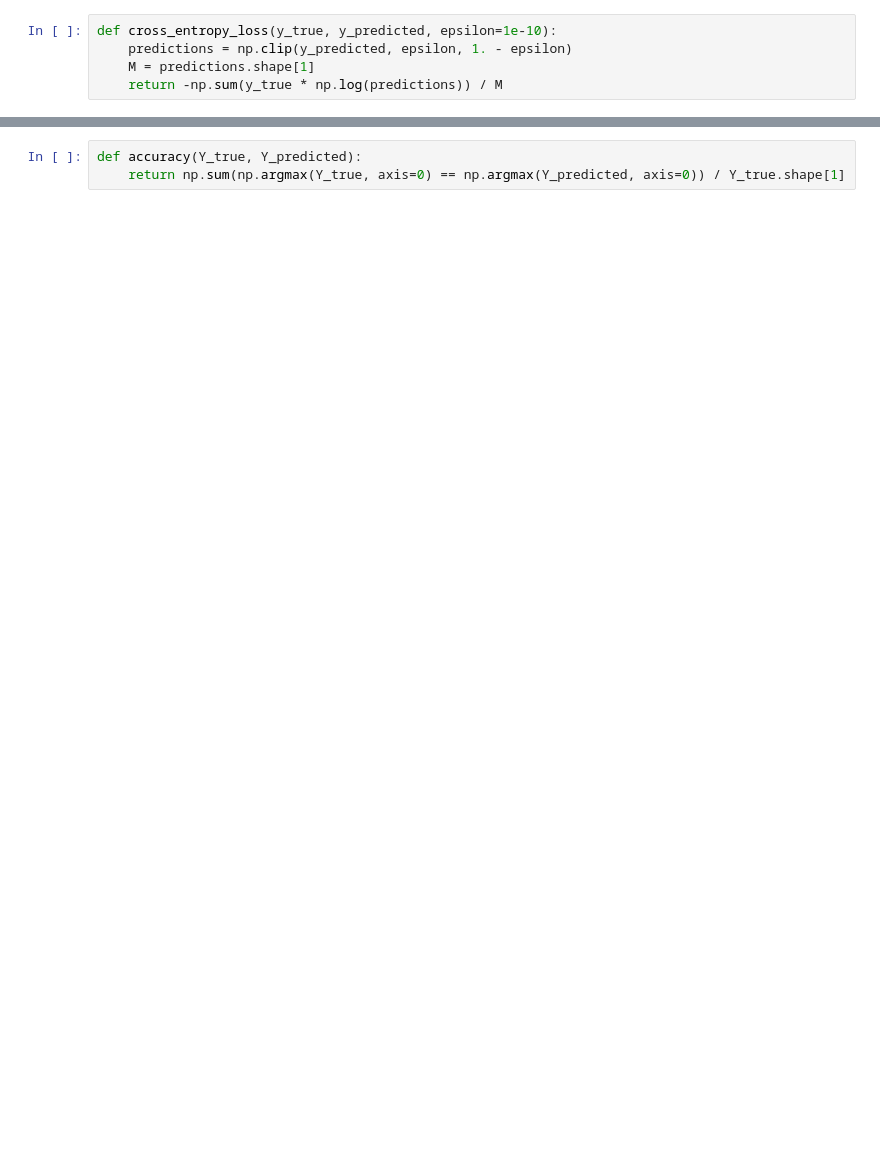
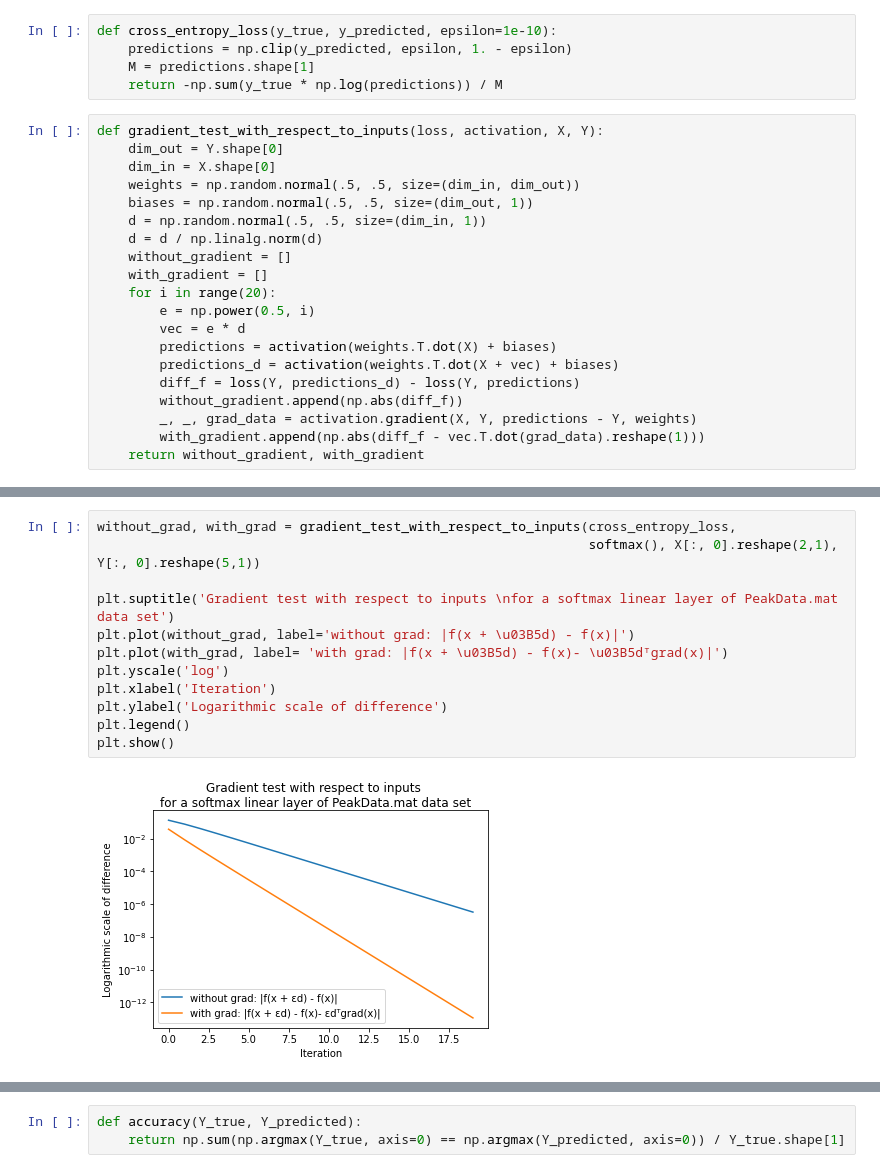
Before and after one commit to danikv/DeepLearningEx1, a Jupyter notebook: Ex1.ipynb, the cells around one changed output, grey strips where cells are left out. Drawn from its saved outputs; the diff is of its cells as text; blank space fills up the shorter version.

```diff
--- a/Ex1.ipynb
+++ b/Ex1.ipynb
@@ -58,3 +53,23 @@ def cross_entropy_loss(y_true, y_predicted, epsilon=1e-10):
     predictions = np.clip(y_predicted, epsilon, 1. - epsilon)
     M = predictions.shape[1]
     return -np.sum(y_true * np.log(predictions)) / M
+# %%
+def gradient_test_with_respect_to_inputs(loss, activation, X, Y):
+    dim_out = Y.shape[0]
+    dim_in = X.shape[0]
+    weights = np.random.normal(.5, .5, size=(dim_in, dim_out))
+    biases = np.random.normal(.5, .5, size=(dim_out, 1))
+    d = np.random.normal(.5, .5, size=(dim_in, 1))
+    d = d / np.linalg.norm(d)
+    without_gradient = []
+    with_gradient = []
+    for i in range(20):
+        e = np.power(0.5, i)
+        vec = e * d
+        predictions = activation(weights.T.dot(X) + biases)
+        predictions_d = activation(weights.T.dot(X + vec) + biases)
+        diff_f = loss(Y, predictions_d) - loss(Y, predictions)
+        without_gradient.append(np.abs(diff_f))
+        _, _, grad_data = activation.gradient(X, Y, predictions - Y, weights)
+        with_gradient.append(np.abs(diff_f - vec.T.dot(grad_data).reshape(1)))
+    return without_gradient, with_gradient
@@ -60,0 +116,14 @@ def cross_entropy_loss(y_true, y_predicted, epsilon=1e-10):
+# %%
+without_grad, with_grad = gradient_test_with_respect_to_inputs(cross_entropy_loss,
+                                                               softmax(), X[:, 0].reshape(2,1), Y[:, 0].reshape(5,1))
+
+plt.suptitle('Gradient test with respect to inputs \nfor a softmax linear layer of PeakData.mat data set')
+plt.plot(without_grad, label='without grad: |f(x + \u03B5d) - f(x)|')
+plt.plot(with_grad, label= 'with grad: |f(x + \u03B5d) - f(x)- \u03B5dᵀgrad(x)|')
+plt.yscale('log')
+plt.xlabel('Iteration')
+plt.ylabel('Logarithmic scale of difference')
+plt.legend()
+plt.show()
+# %% [output]
+[figure, added]
```
Also changed, not shown: parts of 50 cells of this notebook.
